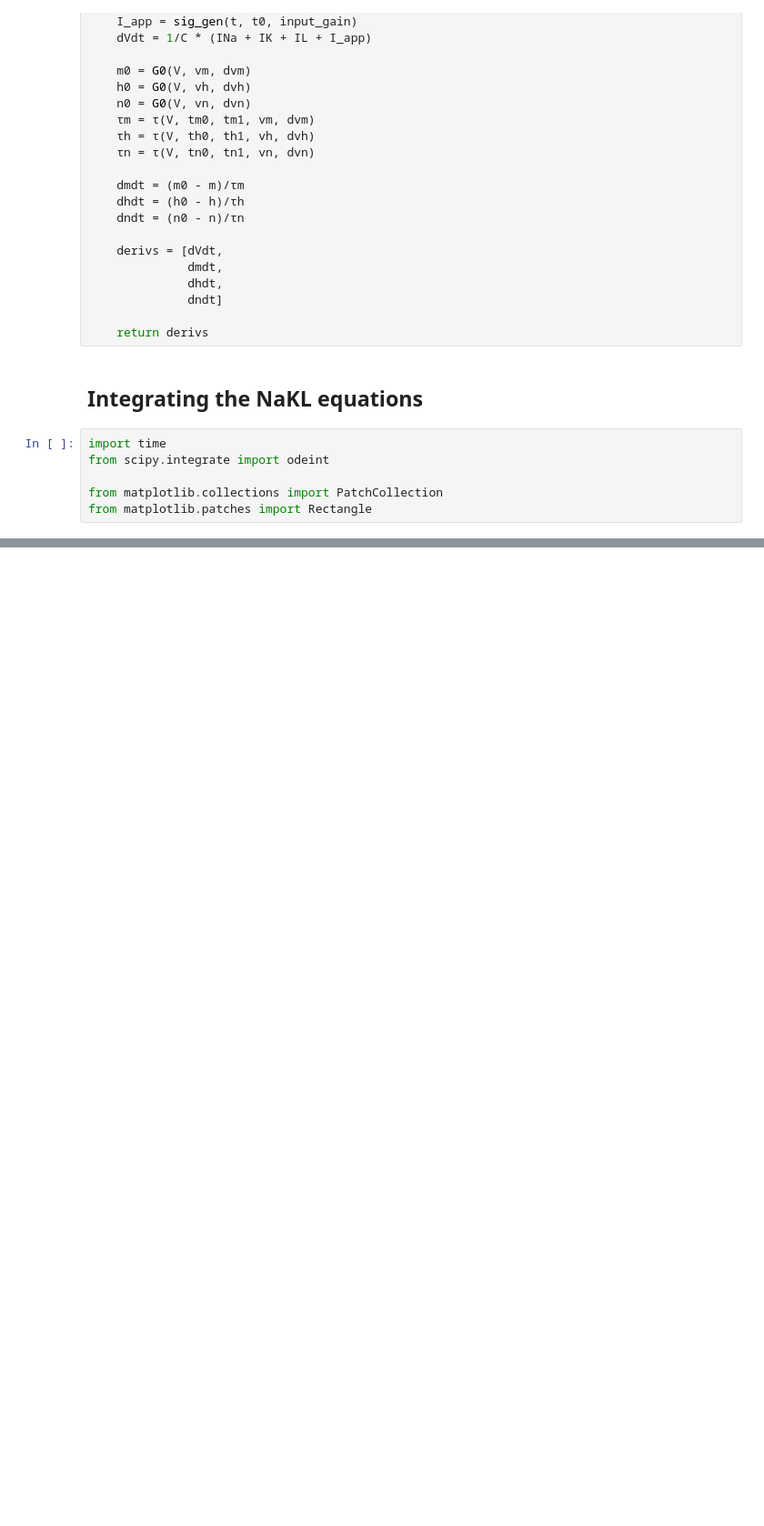
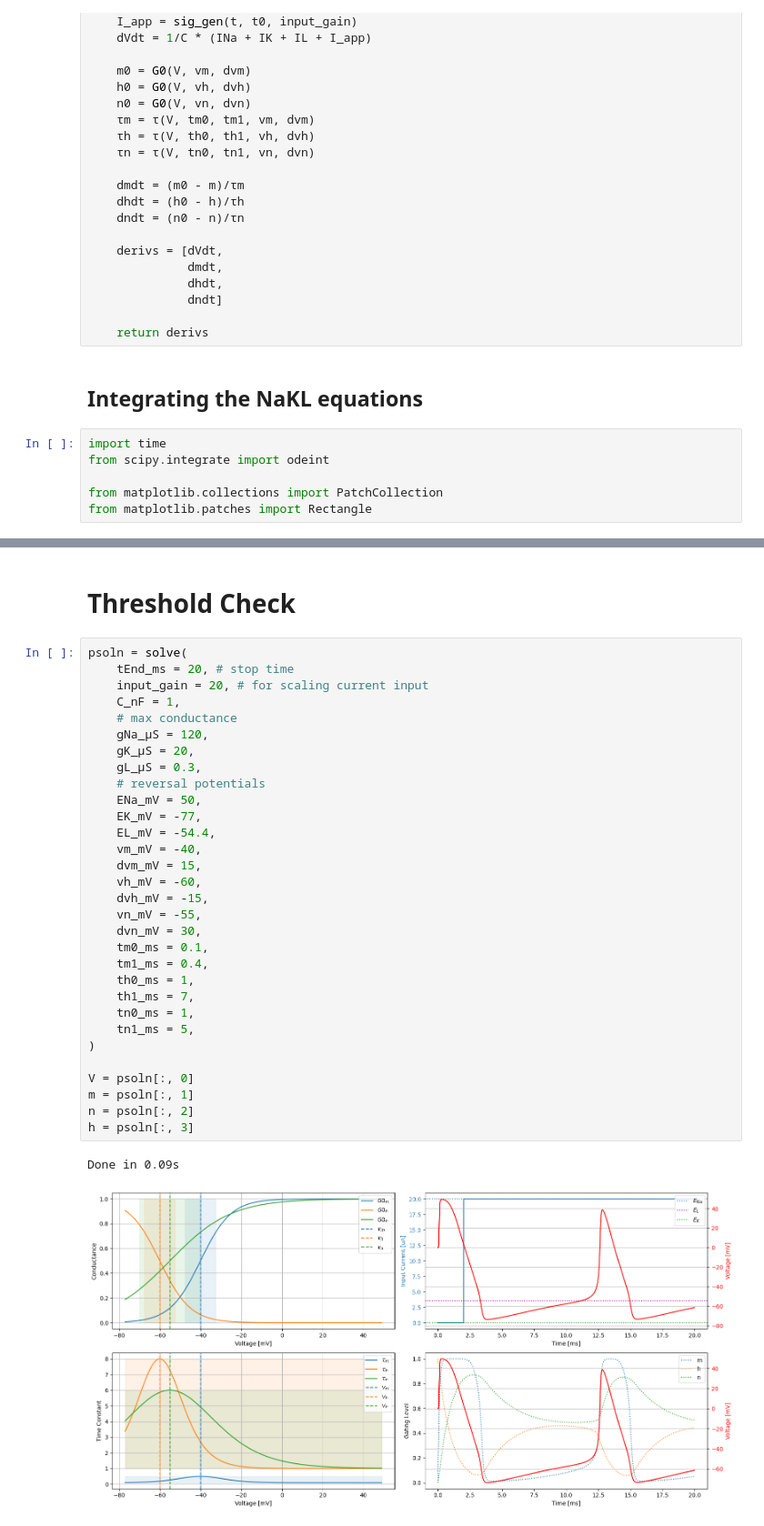
Before and after one commit to 3x10e8/neurodynamics, a Jupyter notebook: NaKL.ipynb, the cells around one changed output, grey strips where cells are left out. Shown at 91% size. Saved outputs shown, nothing was run; the diff lists cells and outputs as text; blank space fills up the shorter version.

```diff
--- a/NaKL.ipynb
+++ b/NaKL.ipynb
@@ -417,0 +423,36 @@ interactive(children=(IntSlider(value=20, description='tEnd_ms', max=50, min=1),
+# %% [markdown]
+# Threshold Check
+# %%
+psoln = solve(
+    tEnd_ms = 20, # stop time
+    input_gain = 20, # for scaling current input
+    C_nF = 1,
+    # max conductance
+    gNa_μS = 120,
+    gK_μS = 20,
+    gL_μS = 0.3,
+    # reversal potentials
+    ENa_mV = 50,
+    EK_mV = -77,
+    EL_mV = -54.4,
+    vm_mV = -40,
+    dvm_mV = 15,
+    vh_mV = -60,
+    dvh_mV = -15,
+    vn_mV = -55,
+    dvn_mV = 30,
+    tm0_ms = 0.1,
+    tm1_ms = 0.4,
+    th0_ms = 1,
+    th1_ms = 7,
+    tn0_ms = 1,
+    tn1_ms = 5,
+)
+
+V = psoln[:, 0]
+m = psoln[:, 1]
+n = psoln[:, 2]
+h = psoln[:, 3]
+# %% [output]
+Done in 0.09s
+[figure, added]
```
Also changed, not shown: parts of 7 cells of this notebook.
